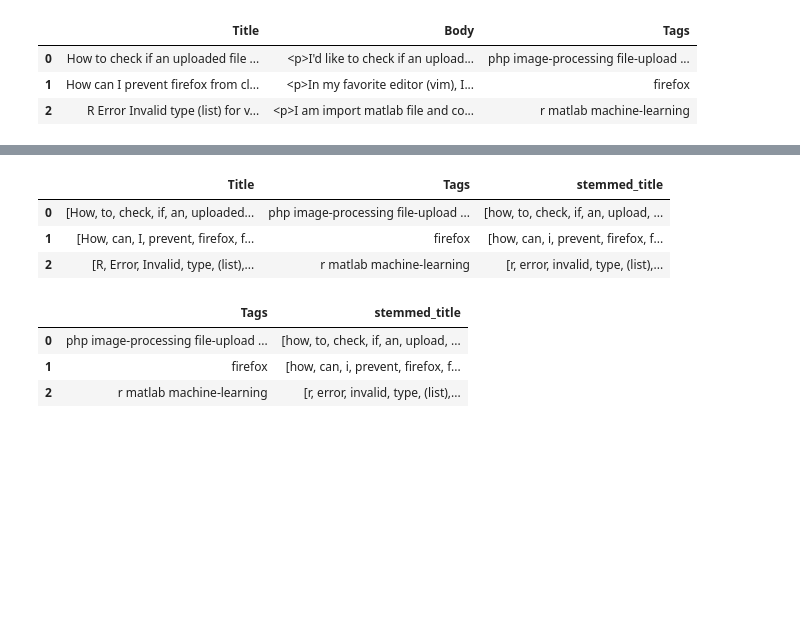
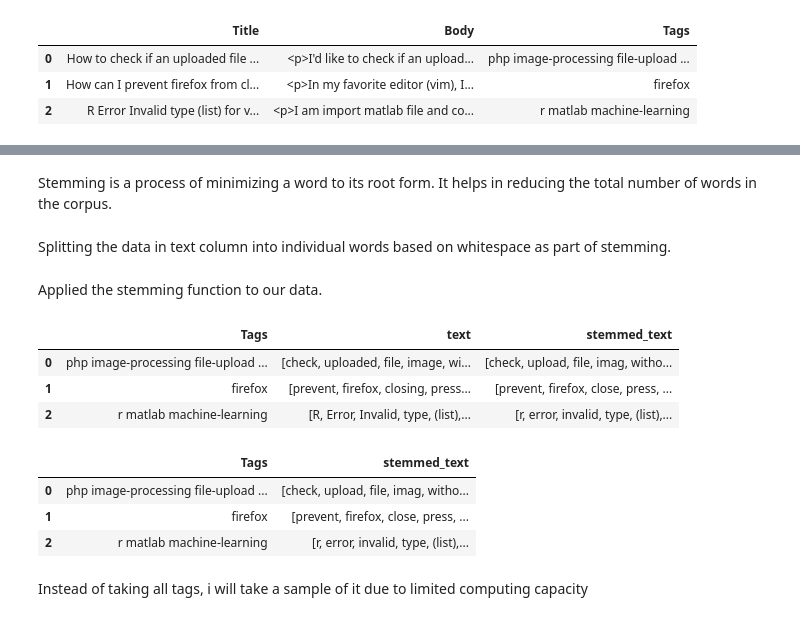
Before and after one commit to pranzalkhadka/StackExchange_Tags_Prediction, a Jupyter notebook: Tags_Prediction.ipynb, the cells around one changed output, grey strips where cells are left out. Saved outputs shown, nothing was run; the diff lists cells and outputs as text; code cells hidden in the pictures; blank space fills up the shorter version.

```diff
--- a/Tags_Prediction.ipynb
+++ b/Tags_Prediction.ipynb
@@ -278,0 +321,2 @@ data.head(3)
+# %%
+data['text'] = data['Title'].str.cat(data['Body'], sep=' ')
@@ -279,3 +336,3 @@ data.head(3)
 # %%
-new_data = data.drop('Body',axis=1)
-new_data.head(3)
+data= data.drop('Body',axis=1)
+data= data.drop('Title',axis=1)
@@ -327,10 +348,18 @@ new_data['Title'] = new_data['Title'].str.split()
+# %% [markdown]
+Stemming is a process of minimizing a word to its root form. It helps in reducing the total number of words in the corpus.
+# %%
+data['text'] = data['text'].str.split()
+# %% [markdown]
+Splitting the data in text column into individual words based on whitespace as part of stemming.
 # %%
-new_data['stemmed_title'] = new_data['Title'].apply(lambda x: [stemmer.stem(y) for y in x])
+data['stemmed_text'] = data['text'].apply(lambda x: [stemmer.stem(y) for y in x])
+# %% [markdown]
+Applied the stemming function to our data.
 # %%
-new_data.head(3)
+data.head(3)
 # %% [output]
-|  | Title | Tags | stemmed_title |
-| 0 | [How, to, check, if, an, uploaded... | php image-processing file-upload ... | [how, to, check, if, an, upload, ... |
-| 1 | [How, can, I, prevent, firefox, f... | firefox | [how, can, i, prevent, firefox, f... |
-| 2 | [R, Error, Invalid, type, (list),... | r matlab machine-learning | [r, error, invalid, type, (list),... |
+|  | Tags | text | stemmed_text |
+| 0 | php image-processing file-upload ... | [check, uploaded, file, image, wi... | [check, upload, file, imag, witho... |
+| 1 | firefox | [prevent, firefox, closing, press... | [prevent, firefox, close, press, ... |
+| 2 | r matlab machine-learning | [R, Error, Invalid, type, (list),... | [r, error, invalid, type, (list),... |
 # %%
@@ -338,7 +367,9 @@ new_data.drop('Title',axis=1,inplace=True)
 # %%
-new_data.head(3)
+data.head(3)
 # %% [output]
-|  | Tags | stemmed_title |
-| 0 | php image-processing file-upload ... | [how, to, check, if, an, upload, ... |
-| 1 | firefox | [how, can, i, prevent, firefox, f... |
+|  | Tags | stemmed_text |
+| 0 | php image-processing file-upload ... | [check, upload, file, imag, witho... |
+| 1 | firefox | [prevent, firefox, close, press, ... |
 | 2 | r matlab machine-learning | [r, error, invalid, type, (list),... |
+# %% [markdown]
+Instead of taking all tags, i will take a sample of it due to limited computing capacity
```
Also changed, not shown: parts of 72 cells of this notebook.
